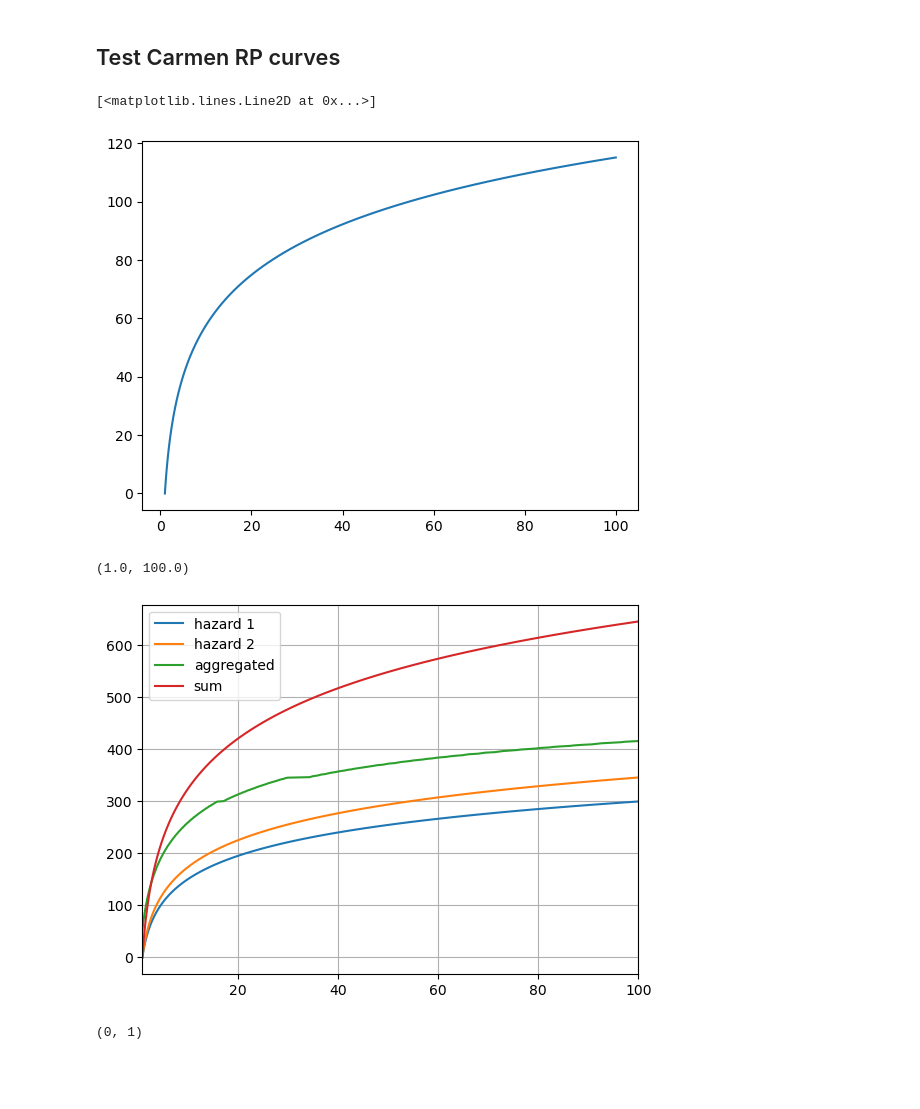
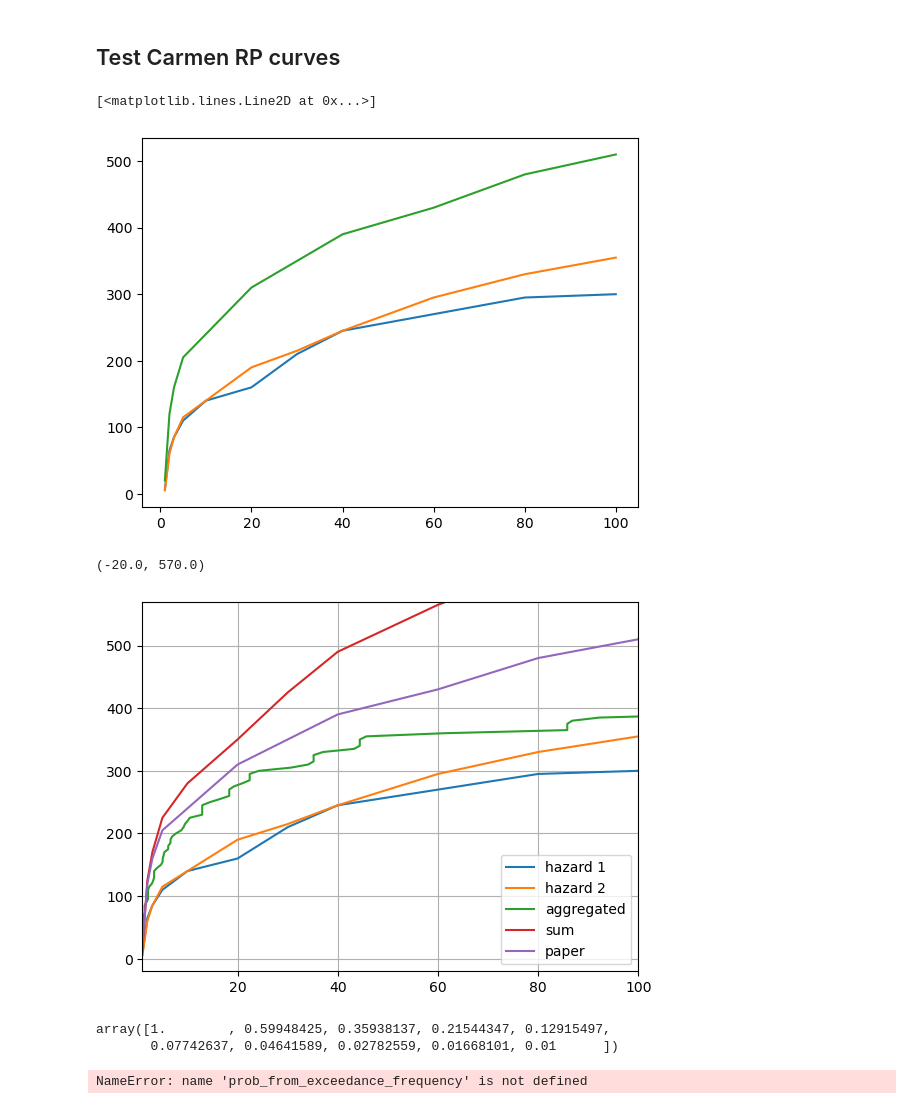
Before and after one commit to ValentinGebhart/exceedance_frequency_curves, a Jupyter notebook: example.ipynb, the cells around one changed output. Saved outputs shown, nothing was run; the diff lists cells and outputs as text; code cells hidden in the pictures; blank space fills up the shorter version.

```diff
--- a/example.ipynb
+++ b/example.ipynb
@@ -46,41 +152,72 @@ ax.set_xlim(.5, 20);
+# %%
+from utils import frequency_from_exceedance_frequency, prob_from_exceedance_frequency
+summation = 0
+for i in max_inds:
+    summation += rp_map.exceedance_curves[i].average_annual_impact()
+print(summation)
+print(agg_rp_curve.average_annual_impact()
+indices_initial = np.where(
+    (agg_rp_curve.exceedance_frequencies >= 1/15) &
+    (agg_rp_curve.exceedance_frequencies <= 1/1)
+    )
+ex_freq = agg_rp_curve.exceedance_frequencies[indices_initial]
+vals = agg_rp_curve.values[indices_initial]
+
+print(np.nansum(vals * prob_from_exceedance_frequency(ex_freq, coincidence_fraction=1)[1:]))
 # %% [markdown]
 ## Test Carmen RP curves
 # %%
-rps_carmen = np.geomspace(1, 100, 100)
+import numpy as np
+import matplotlib.pyplot as plt
+# rps_carmen = np.geomspace(1, 500, 50)
+# exf_carmen = 1/rps_carmen
+# values_carmen = 25*np.log(rps_carmen)
+rps_carmen = np.array([1, 2, 3, 5, 10, 20, 30, 40, 60, 80, 100])
 exf_carmen = 1/rps_carmen
-values_carmen = 25*np.log(rps_carmen)
-
-plt.plot(rps_carmen, values_carmen)
+# values_carmen = 25*np.log(rps_carmen)
+values_carmen_TC = np.array([5, 60, 85, 115, 140, 190, 215, 245, 295, 330, 355])
+values_carmen_RF = np.array([7, 65, 85, 110, 140, 160, 210, 245, 270, 295, 300])
+values_carmen_combined = np.array([20, 120, 160, 205, 240, 310, 350, 390, 430, 480, 510])
+plt.plot(rps_carmen, values_carmen_RF)
+plt.plot(rps_carmen, values_carmen_TC)
+plt.plot(rps_carmen, values_carmen_combined)
 # %% [output]
 [<matplotlib.lines.Line2D at 0x...>]
-[figure, old version]
+[figure, new version]
 # %%
+from return_period_maps import ReturnPeriodMap, ExceedanceCurve
+from exceedance_curves import ExceedanceCurve, combine_exceedance_curves
+
 exceedance_curves_carmen = [ExceedanceCurve(
-    values=fac*np.log(rps_carmen),
+    values=vals,
     exceedance_frequencies=exf_carmen,
-) for fac in [65, 75]] # left plot
+) for vals in [values_carmen_RF, values_carmen_TC]] # left plot
 # ) for fac in [25, 70]] # right plot
 # %%
 agg_curve_carmen = combine_exceedance_curves(
     exceedance_curves_carmen,
-    value_resolution=1.,
+    value_resolution=5.,
     aggregation_method=sum,
     coincidence_fraction=1)
 
 fig, ax = plt.subplots()
 for i in [0,1]:
     ax.plot(1/exceedance_curves_carmen[i].exceedance_frequencies, exceedance_curves_carmen[i].values, label=f'hazard {i+1}')
 
 
 ax.plot(1/agg_curve_carmen.exceedance_frequencies, agg_curve_carmen.values, label='aggregated')
 ax.plot(1/exceedance_curves_carmen[0].exceedance_frequencies, np.sum([exceedance_curves_carmen[i].values for i in [0,1]], axis=0), label='sum')
+ax.plot(1/exceedance_curves_carmen[0].exceedance_frequencies, values_carmen_combined, label='paper')
+
 ax.grid()
 ax.legend()
 ax.set_xlim(1, 100)
+ax.set_ylim(-20, 570)
 # %% [output]
-(1.0, 100.0)
+(-20.0, 570.0)
-[figure, old version]
+[figure, new version]
 # %%
-(0,1)
+exceedance_curves_carmen[0].exceedance_frequencies
 # %% [output]
-(0, 1)
+array([1.        , 0.59948425, 0.35938137, 0.21544347, 0.12915497,
+       0.07742637, 0.04641589, 0.02782559, 0.01668101, 0.01      ])
@@ -86,0 +227,15 @@ ax.set_xlim(1, 100)
+# %%
+rps_carmen = np.geomspace(.1, 10000, 10)
+exf_carmen = 1/rps_carmen
+# values_carmen = 25*np.log(rps_carmen)+60
+values_carmen = 25*np.power(rps_carmen, .25)
+
+cfrac = np.linspace(.01,1,100)
+# aai = [np.nansum(vals * prob_from_exceedance_frequency(efs, coincidence_fraction=cfra)[1:])/cfra
+aai = [np.nansum(values_carmen * prob_from_exceedance_frequency(exf_carmen, coincidence_fraction=cfra)[1:])/cfra
+
+       for cfra in cfrac]
+
+plt.plot(cfrac, aai)
+# %% [output]
+NameError: name 'prob_from_exceedance_frequency' is not defined
```
Also changed, not shown: parts of 27 cells of this notebook, 3 other files.
